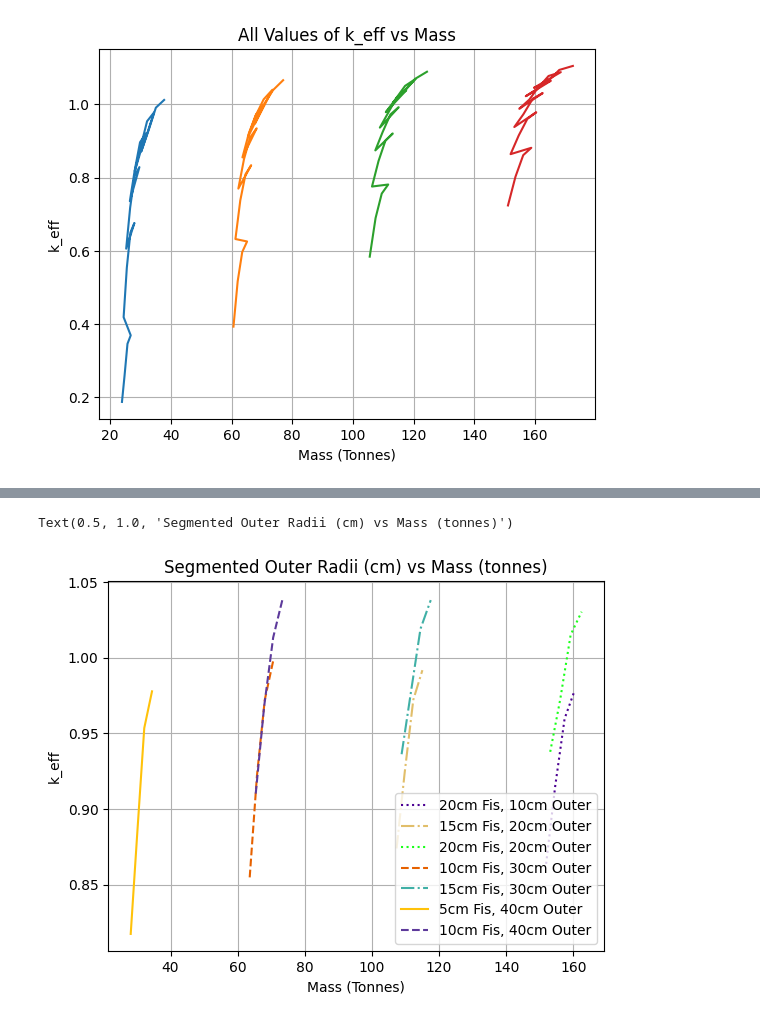
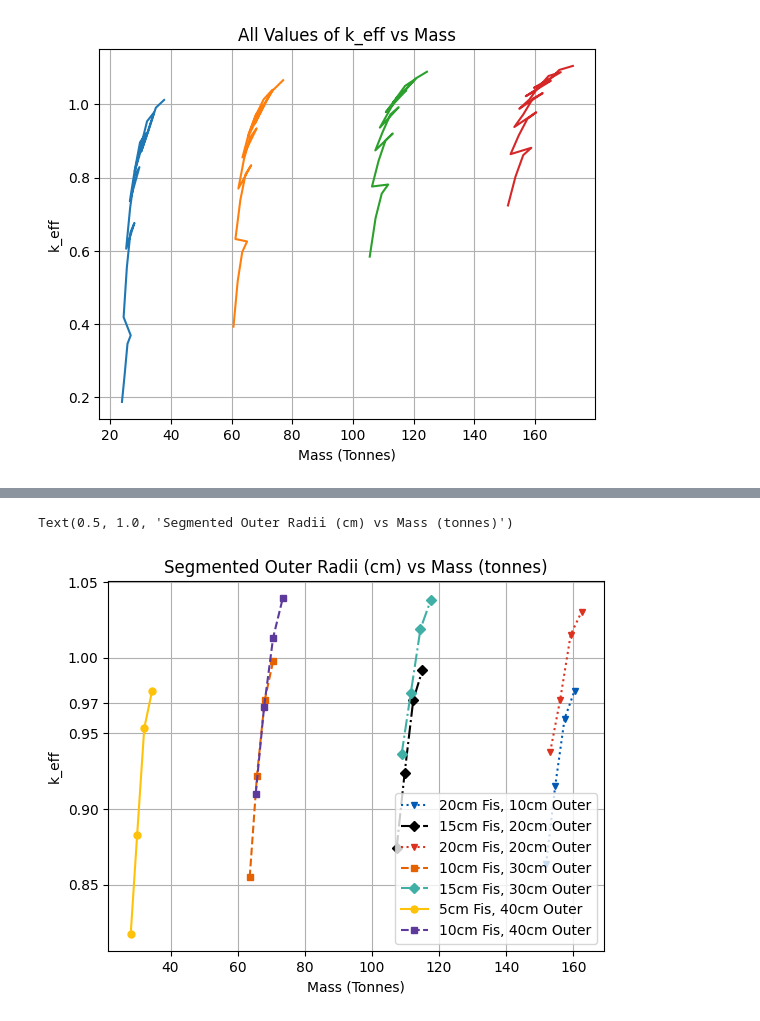
Before and after one commit to andrewpolitz/astrofuse, a Jupyter notebook: keff_calcs_UN_combined_blanket.ipynb, the cells around one changed output, grey strips where cells are left out. Saved outputs shown, nothing was run; the diff lists cells and outputs as text; code cells hidden in the pictures.

```diff
--- a/keff_calcs_UN_combined_blanket.ipynb
+++ b/keff_calcs_UN_combined_blanket.ipynb
@@ -256,18 +257,19 @@ Text(0.5, 1.0, 'Segmented Outer Radii (cm) vs Mass (tonnes)')
 # %%
 ax4 = plt.axes()
-ax4.plot(tonne_list20[4:8], klist20[4:8], label = '20cm Fis, 10cm Outer', ls = ':', c = '#4B0092')
-ax4.plot(tonne_list15[8:12], klist15[8:12], label = '15cm Fis, 20cm Outer', ls = '-.', c = '#E1BE6A')
-ax4.plot(tonne_list20[8:12], klist20[8:12], label = '20cm Fis, 20cm Outer', ls = ':', c = '#1AFF1A')
-ax4.plot(tonne_list10[12:16], klist10[12:16], label = '10cm Fis, 30cm Outer', ls = '--', c = '#E66100')
-ax4.plot(tonne_list15[12:16], klist15[12:16], label = '15cm Fis, 30cm Outer', ls = '-.', c = '#40B0A6')
-ax4.plot(tonne_list5[16:20], klist5[16:20], label = '5cm Fis, 40cm Outer', ls = '-', c = '#FFC20A')
-ax4.plot(tonne_list10[16:20], klist10[16:20],label = '10cm Fis, 40cm Outer', ls = '--', c = '#5D3A9B')
+ax4.plot(tonne_list20[4:8], klist20[4:8], label = '20cm Fis, 10cm Outer', ls = ':', c = '#005AB5', marker = 'v', ms = '5')
+ax4.plot(tonne_list15[8:12], klist15[8:12], label = '15cm Fis, 20cm Outer', ls = '-.', c = '#000000', marker = 'D', ms = '5')
+ax4.plot(tonne_list20[8:12], klist20[8:12], label = '20cm Fis, 20cm Outer', ls = ':', c = '#DC3220', marker = 'v', ms = '5')
+ax4.plot(tonne_list10[12:16], klist10[12:16], label = '10cm Fis, 30cm Outer', ls = '--', c = '#E66100', marker = 's', ms = '5')
+ax4.plot(tonne_list15[12:16], klist15[12:16], label = '15cm Fis, 30cm Outer', ls = '-.', c = '#40B0A6', marker = 'D', ms = '5')
+ax4.plot(tonne_list5[16:20], klist5[16:20], label = '5cm Fis, 40cm Outer', ls = '-', c = '#FFC20A', marker = 'o', ms = '5')
+ax4.plot(tonne_list10[16:20], klist10[16:20],label = '10cm Fis, 40cm Outer', ls = '--', c = '#5D3A9B', marker = 's', ms = '5')
 ax4.grid()
 ax4.legend()
+ax4.set_yticks((0.85, 0.90, 0.95, 0.97, 1.0, 1.05))
 ax4.set_xlabel('Mass (Tonnes)')
 ax4.set_ylabel('k_eff')
 ax4.set_title('Segmented Outer Radii (cm) vs Mass (tonnes)')
 # %% [output]
 Text(0.5, 1.0, 'Segmented Outer Radii (cm) vs Mass (tonnes)')
-[figure, old version]
+[figure, new version]
 # %%
```
Also changed, not shown: parts of 5 cells of this notebook.
